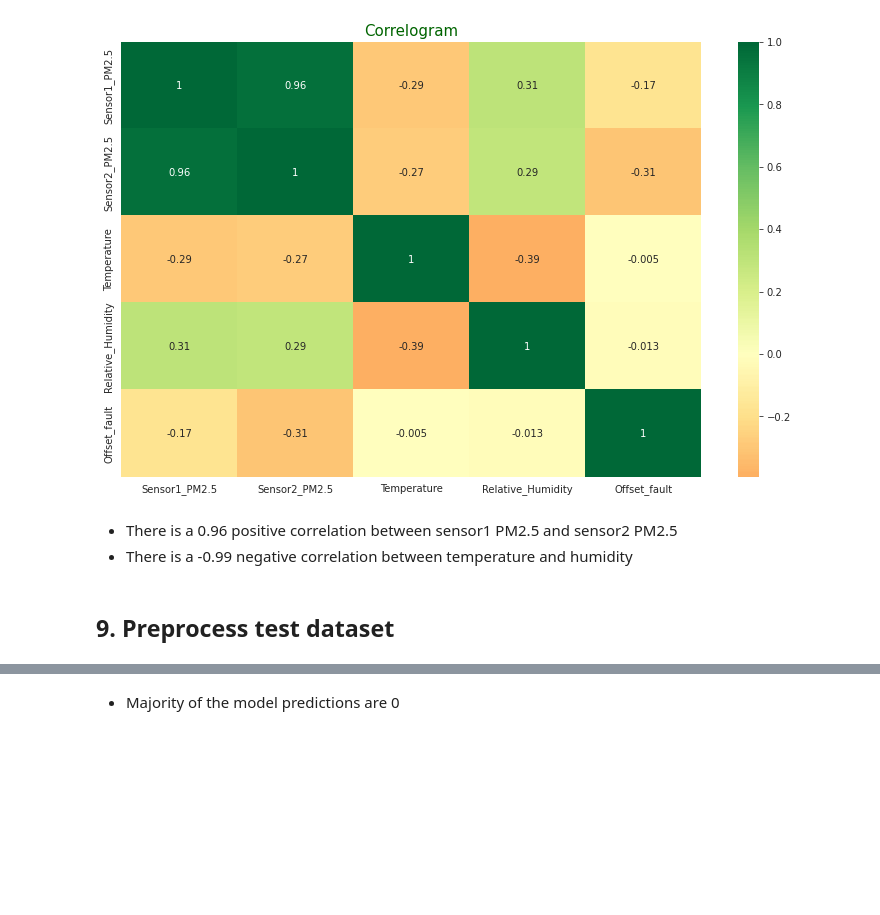
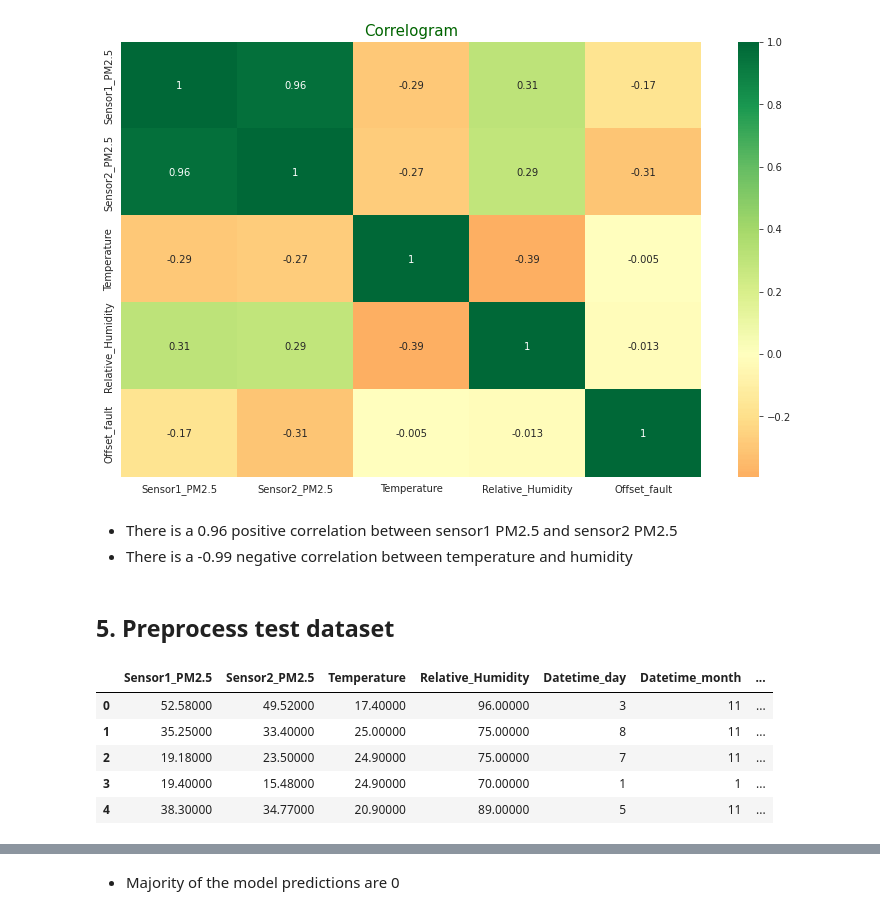
Before and after one commit to marcdonald237/implementation_of_info_dcs_project, a Jupyter notebook: Airqo_Notebook.ipynb, the cells around one changed output, grey strips where cells are left out. Saved outputs shown, nothing was run; the diff lists cells and outputs as text; code cells hidden in the pictures; blank space fills up the shorter version.

```diff
--- a/Airqo_Notebook.ipynb
+++ b/Airqo_Notebook.ipynb
@@ -292,4 +145,4 @@ plt.show()
 - There is a -0.99 negative correlation between temperature and humidity
 # %% [markdown]
 <a name="Preprocess"></a>
-## 9.  Preprocess test dataset
+## 5.  Preprocess test dataset
@@ -296,2 +164,11 @@ plt.show()
+# %%
+X.head()
+# %% [output]
+|  | Sensor1_PM2.5 | Sensor2_PM2.5 | Temperature | Relative_Humidity | Datetime_day | Datetime_month | ... |
+| 0 | 52.58000 | 49.52000 | 17.40000 | 96.00000 | 3 | 11 | ... |
+| 1 | 35.25000 | 33.40000 | 25.00000 | 75.00000 | 8 | 11 | ... |
+| 2 | 19.18000 | 23.50000 | 24.90000 | 75.00000 | 7 | 11 | ... |
+| 3 | 19.40000 | 15.48000 | 24.90000 | 70.00000 | 1 | 1 | ... |
+| 4 | 38.30000 | 34.77000 | 20.90000 | 89.00000 | 5 | 11 | ... |
 # %%
 # Extract day, month and year from the Datetime column
```
Also changed, not shown: parts of 42 cells of this notebook, 3 other files.
